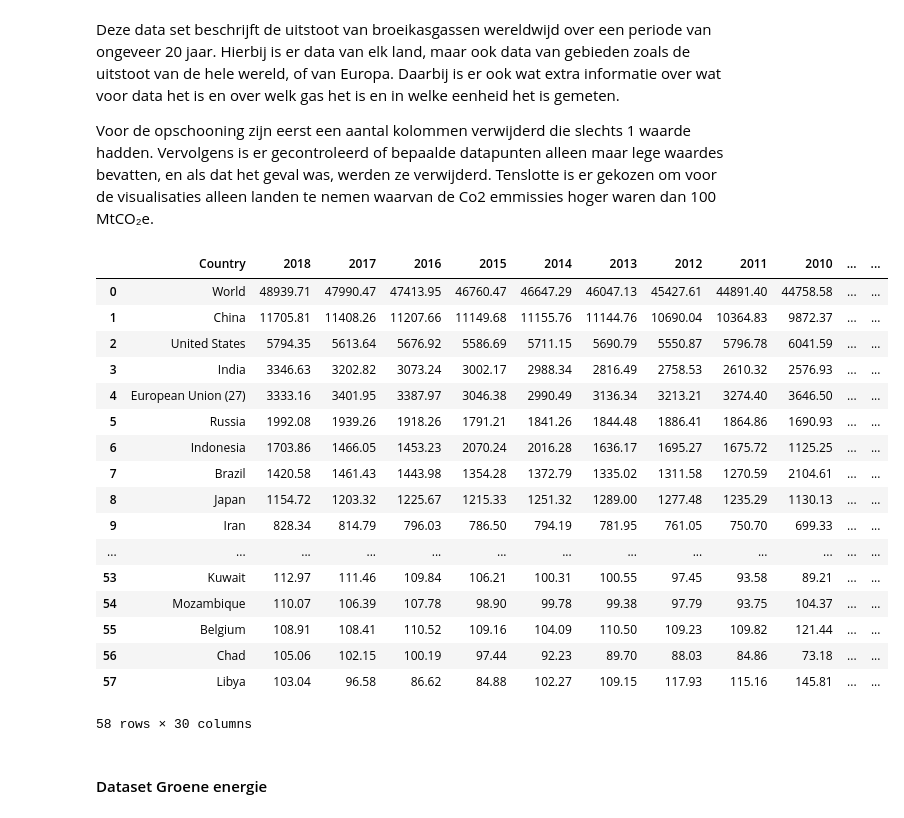
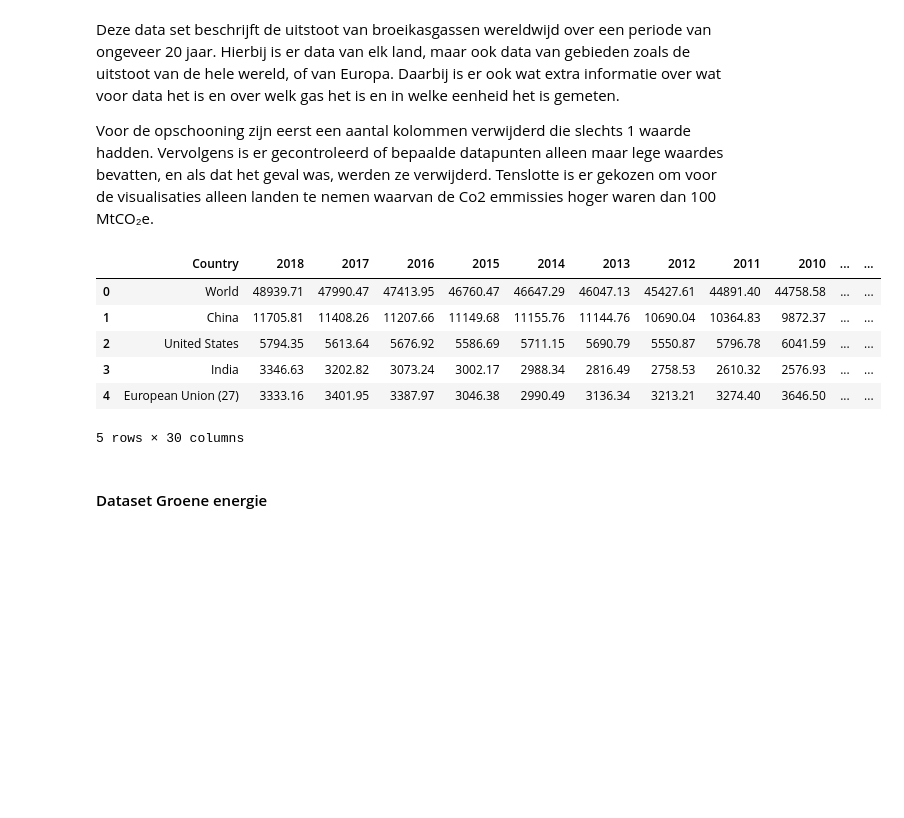
Before and after one commit to Stevgit1/Draft_N3, a Jupyter notebook: _sources/docs/notebook.ipynb, the cells around one changed output. Cells and saved outputs as stored; diff of their text form; code cells hidden in the pictures; blank space fills up the shorter version.

```diff
--- a/_sources/docs/notebook.ipynb
+++ b/_sources/docs/notebook.ipynb
@@ -0,0 +26,4 @@
+# %%
+greenhouse_df = load_data(pd.read_csv('csv_files/ALL_GHG_historical_emissions.csv'))
+greenhouse_df = drop_columns(greenhouse_df)
+greenhouse_df = greenhouse_df[greenhouse_df["2018"] > 100]
@@ -66,29 +101,15 @@ voor data het is en over welk gas het is en in welke eenheid het is gemeten.
 
 Voor de opschooning zijn eerst een aantal kolommen verwijderd die slechts 1 waarde hadden. Vervolgens is er gecontroleerd of bepaalde datapunten alleen maar lege waardes bevatten, en als dat het geval was, werden ze verwijderd. Tenslotte is er gekozen om voor de visualisaties alleen landen te nemen waarvan de Co2 emmissies hoger waren dan 100 MtCO₂e.
 # %%
-greenhouse_df = load_data(pd.read_csv('ALL_GHG_historical_emissions.csv'))
-greenhouse_df = drop_columns(greenhouse_df)
-greenhouse_df = greenhouse_df[greenhouse_df["2018"] > 100]
-greenhouse_df
+greenhouse_df.head()
 # %% [output]
 |  | Country | 2018 | 2017 | 2016 | 2015 | 2014 | 2013 | 2012 | 2011 | 2010 | ... | ... |
 | 0 | World | 48939.71 | 47990.47 | 47413.95 | 46760.47 | 46647.29 | 46047.13 | 45427.61 | 44891.40 | 44758.58 | ... | ... |
 | 1 | China | 11705.81 | 11408.26 | 11207.66 | 11149.68 | 11155.76 | 11144.76 | 10690.04 | 10364.83 | 9872.37 | ... | ... |
 | 2 | United States | 5794.35 | 5613.64 | 5676.92 | 5586.69 | 5711.15 | 5690.79 | 5550.87 | 5796.78 | 6041.59 | ... | ... |
 | 3 | India | 3346.63 | 3202.82 | 3073.24 | 3002.17 | 2988.34 | 2816.49 | 2758.53 | 2610.32 | 2576.93 | ... | ... |
 | 4 | European Union (27) | 3333.16 | 3401.95 | 3387.97 | 3046.38 | 2990.49 | 3136.34 | 3213.21 | 3274.40 | 3646.50 | ... | ... |
-| 5 | Russia | 1992.08 | 1939.26 | 1918.26 | 1791.21 | 1841.26 | 1844.48 | 1886.41 | 1864.86 | 1690.93 | ... | ... |
-| 6 | Indonesia | 1703.86 | 1466.05 | 1453.23 | 2070.24 | 2016.28 | 1636.17 | 1695.27 | 1675.72 | 1125.25 | ... | ... |
-| 7 | Brazil | 1420.58 | 1461.43 | 1443.98 | 1354.28 | 1372.79 | 1335.02 | 1311.58 | 1270.59 | 2104.61 | ... | ... |
-| 8 | Japan | 1154.72 | 1203.32 | 1225.67 | 1215.33 | 1251.32 | 1289.00 | 1277.48 | 1235.29 | 1130.13 | ... | ... |
-| 9 | Iran | 828.34 | 814.79 | 796.03 | 786.50 | 794.19 | 781.95 | 761.05 | 750.70 | 699.33 | ... | ... |
-| ... | ... | ... | ... | ... | ... | ... | ... | ... | ... | ... | ... | ... |
-| 53 | Kuwait | 112.97 | 111.46 | 109.84 | 106.21 | 100.31 | 100.55 | 97.45 | 93.58 | 89.21 | ... | ... |
-| 54 | Mozambique | 110.07 | 106.39 | 107.78 | 98.90 | 99.78 | 99.38 | 97.79 | 93.75 | 104.37 | ... | ... |
-| 55 | Belgium | 108.91 | 108.41 | 110.52 | 109.16 | 104.09 | 110.50 | 109.23 | 109.82 | 121.44 | ... | ... |
-| 56 | Chad | 105.06 | 102.15 | 100.19 | 97.44 | 92.23 | 89.70 | 88.03 | 84.86 | 73.18 | ... | ... |
-| 57 | Libya | 103.04 | 96.58 | 86.62 | 84.88 | 102.27 | 109.15 | 117.93 | 115.16 | 145.81 | ... | ... |
-58 rows × 30 columns
+5 rows × 30 columns
 # %% [markdown]
 #### Dataset Groene energie
 # %% [markdown]
```
Also changed, not shown: parts of 21 cells of this notebook, 16 other files.
